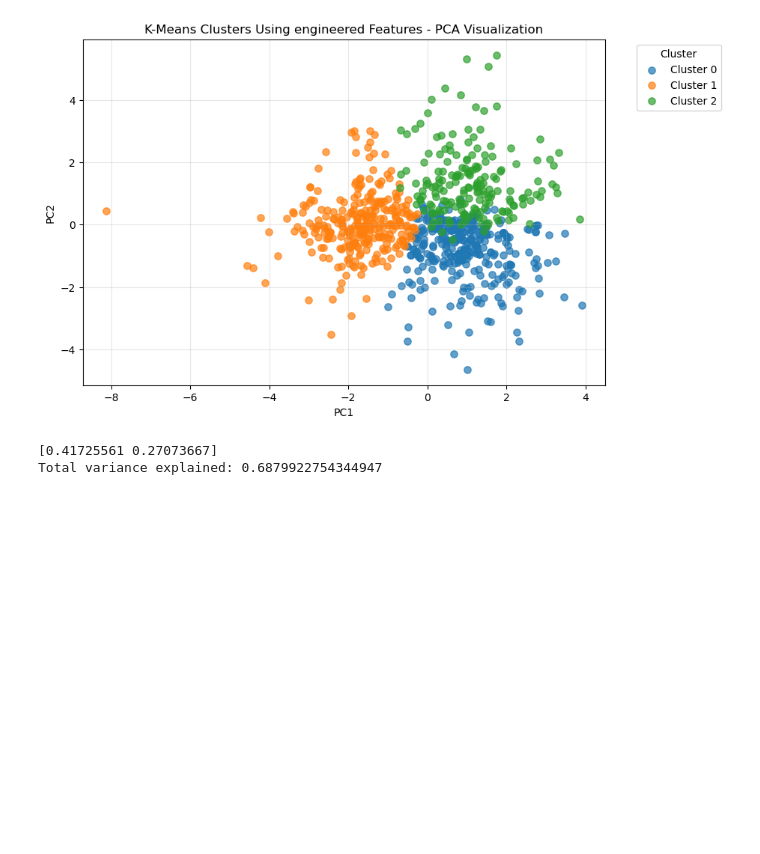
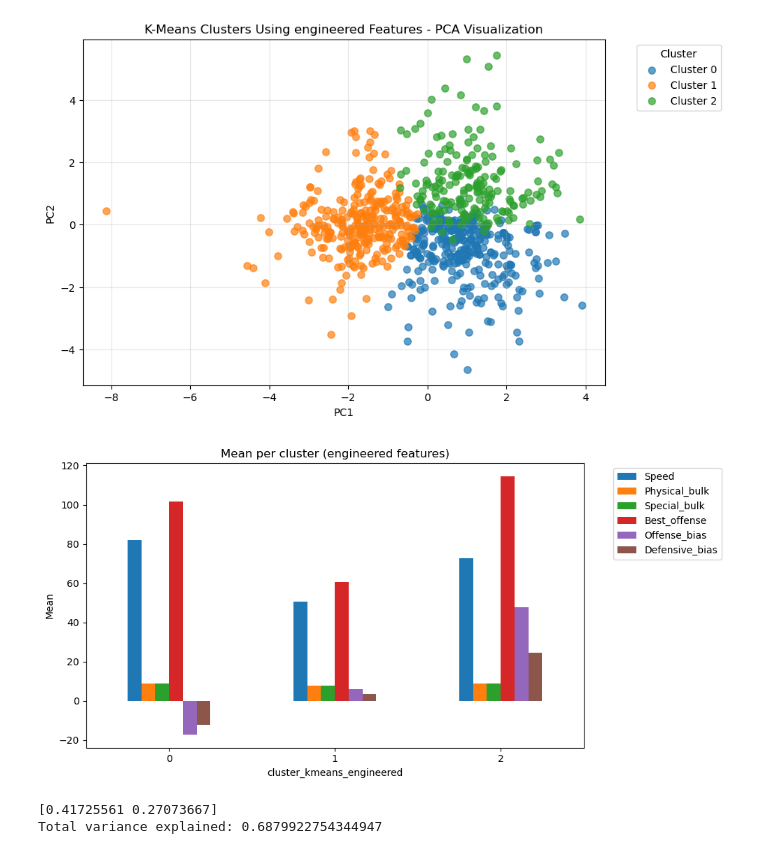
Before and after one commit to tiago2806/ml_pokemon, a Jupyter notebook: modelling.ipynb, the cells around one changed output. Cells and saved outputs as stored; diff of their text form; code cells hidden in the pictures; blank space fills up the shorter version.

```diff
--- a/modelling.ipynb
+++ b/modelling.ipynb
@@ -411,6 +407,20 @@ plt.grid(alpha=0.3)
 plt.show()
 # %% [output]
 [figure]
+# %%
+cluster_means_engineered = dataset_num_new.groupby('cluster_kmeans_engineered')[
+    ['Speed', 'Physical_bulk', 'Special_bulk', 'Best_offense', 'Offense_bias', 'Defensive_bias']
+].mean()
+
+cluster_means_engineered.plot(kind='bar', figsize=(10, 5))
+plt.title('Mean per cluster (engineered features)')
+plt.ylabel('Mean')
+plt.xticks(rotation=0)
+plt.legend(loc='upper left', bbox_to_anchor=(1.05, 1))
+plt.tight_layout()
+plt.show()
+# %% [output]
+[figure, added]
 # %%
 print(pca.explained_variance_ratio_)
 print("Total variance explained:", pca.explained_variance_ratio_.sum())
```
Also changed, not shown: parts of 6 cells of this notebook.
